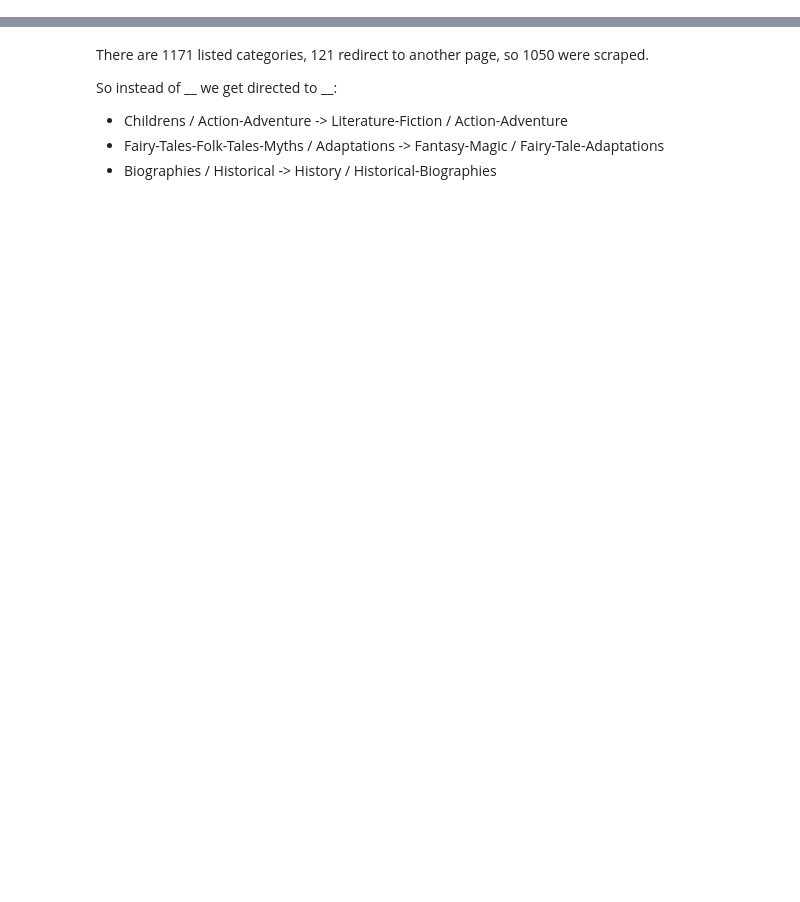
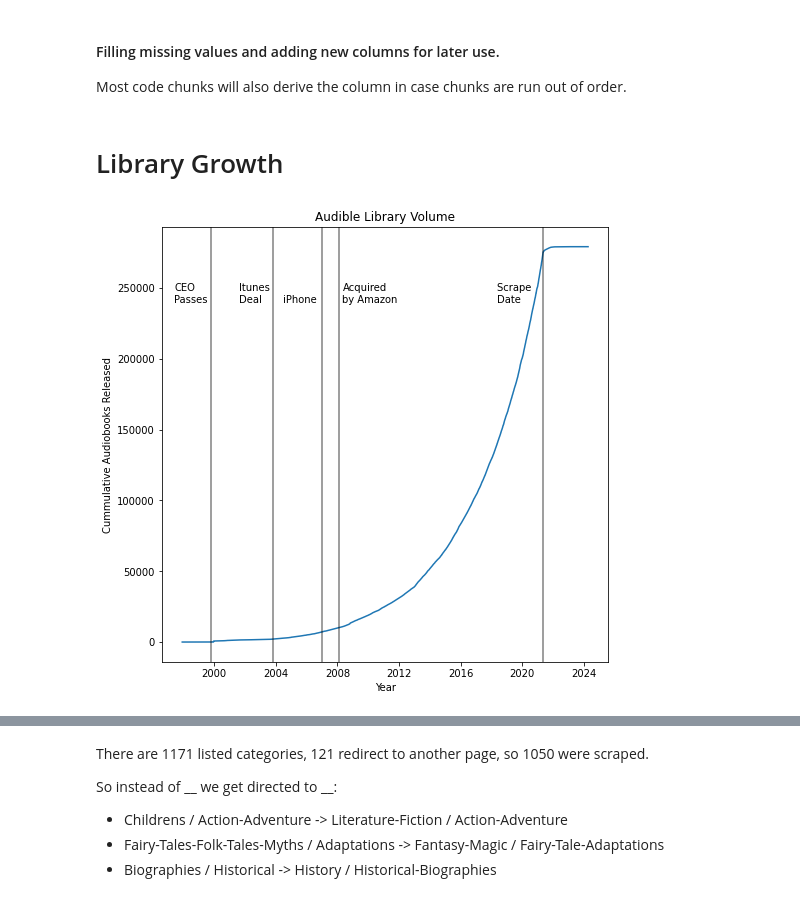
Before and after one commit to jwelch1123/finding_the_tree_in_the_forest, a Jupyter notebook: Data_Analysis.ipynb, the cells around one changed output, grey strips where cells are left out. Cells and saved outputs as stored; diff of their text form; code cells hidden in the pictures; blank space fills up the shorter version.

Commit message:
continueing to update data analysis file and generate more graphcis. nearing completion

```diff
--- a/Data_Analysis.ipynb
+++ b/Data_Analysis.ipynb
@@ -54,0 +129,23 @@ title_data.head()
+# %% [markdown]
+#### Filling missing values and adding new columns for later use.
+Most code chunks will also derive the column in case chunks are run out of order.
+# %%
+titles.drop('pod_flag', axis =1)
+
+titles['subtitle']      = titles['subtitle'].replace(np.nan, "")
+titles['count_rating']  = titles['count_rating'].fillna(0)
+
+titles['category_number'] = titles['title_category'].str.len()
+
+titles['author']        = [x.split(',') for x in titles.author.replace(np.nan,"")]
+titles['narrator']      = [x.split(',') for x in titles.narrator.replace(np.nan,"")]
+
+titles['pub_datetime']  = pd.to_datetime(titles.release_date, format='%m-%d-%y')
+titles['cumm_lang_pub'] = titles.sort_values('pub_datetime', ascending = True).groupby('language',dropna=True).cumcount()
+
+titles['language']      = titles['language'].str.replace("_"," ").str.title()
+
+titles['star_rating']   = titles['star_rating'].astype('string').replace(np.nan,"")
+
+# 54 books had prices missing, droping to make life easier.
+titles = titles[titles.price.notnull()]
@@ -54,0 +159,40 @@ title_data.head()
+# %% [markdown]
+# Library Growth <a id='library'></a>
+# %%
+titles['pub_datetime'] = pd.to_datetime(titles.release_date, format='%m-%d-%y')
+titles['cumm_pub'] = titles.sort_values('pub_datetime', ascending = True).reset_index().index
+
+plt.rcParams['figure.figsize'] = (8,8)
+
+plot = sns.lineplot(
+             x   = titles.pub_datetime.sort_values(),
+             y   = titles.reset_index().index,
+             ci  = None)
+
+plt.title("Audible Library Volume")
+plot.set_xlabel("Year")
+plot.set_ylabel("Cummulative Audiobooks Released")
+
+# CEO Passed
+plot.axvline(x=pd.to_datetime("1999-10-24"),ymin=0,ymax=1, color = 'k',alpha = 0.5)
+plot.text(pd.to_datetime("1997-05-24"),240000, "CEO\nPasses", color ='k')
+
+# Exclsive provider of audiobooks for itunes
+plot.axvline(x=pd.to_datetime("2003-10-16"),ymin=0,ymax=1, color = 'k',alpha = 0.5)
+plot.text(pd.to_datetime("2001-08-16"),240000, "Itunes\nDeal", color ='k')
+
+# iphone released
+plot.axvline(x=pd.to_datetime("2007-01-09"),ymin=0,ymax=1, color = 'k',alpha = 0.5)
+plot.text(pd.to_datetime("2004-06-09"),240000, "iPhone", color ='k')
+
+# amazon purchase
+plot.axvline(x=pd.to_datetime("2008-01-31"),ymin=0,ymax=1, color = 'k',alpha = 0.5)
+plot.text(pd.to_datetime("2008-04-30"),240000, "Acquired\nby Amazon", color ='k')
+
+# Scrape Date
+plot.axvline(x=pd.to_datetime("2021-05-10"),ymin=0,ymax=1, color = 'k',alpha = 0.5)
+plot.text(pd.to_datetime("2018-05-10"),240000, "Scrape \nDate", color ='k')
+
+plt.savefig("./graphics/library_timeseries.png", bbox_inches = 'tight')
+# %% [output]
+[figure, added]
```
Also changed, not shown: parts of 191 cells of this notebook, 20 other files.
